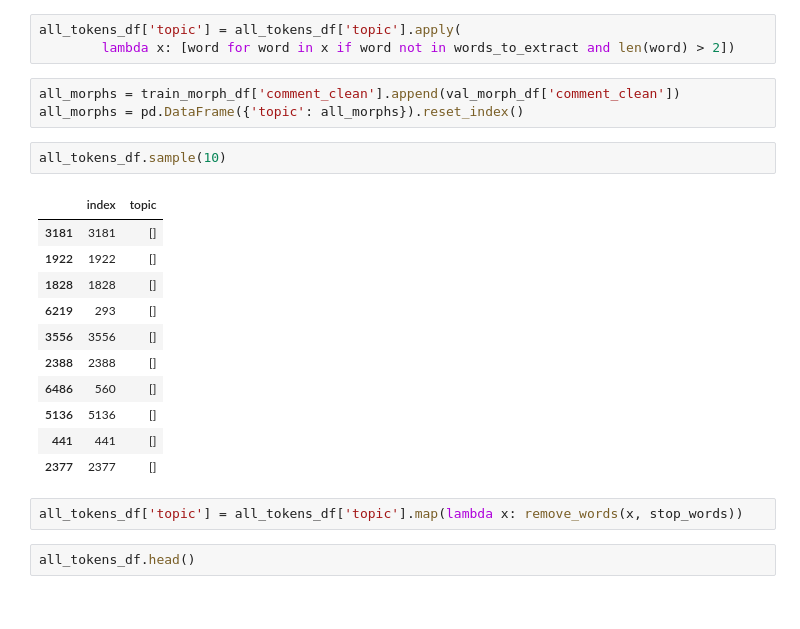
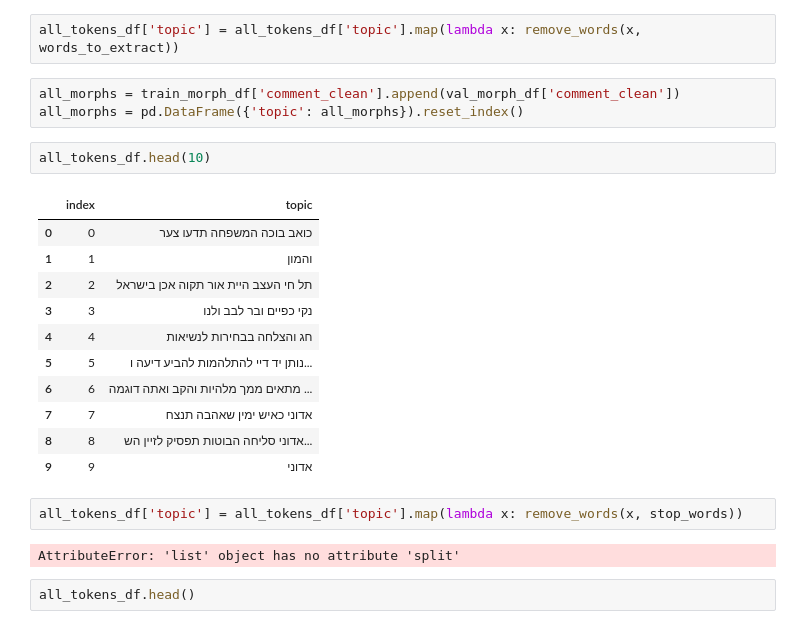
Before and after one commit to wzwzeyal/ojt_bert, a Jupyter notebook: notebooks_exploration/onlp_data_preprocess.ipynb, the cells around one changed output. Drawn from its saved outputs; the diff is of its cells as text.

Commit message:
add topic

```diff
--- a/notebooks_exploration/onlp_data_preprocess.ipynb
+++ b/notebooks_exploration/onlp_data_preprocess.ipynb
@@ -202,25 +205,26 @@ words_to_extract = [word[0] for word in word_freq if word[1] > 500]  # 'words th
 # %%
-all_tokens_df['topic'] = all_tokens_df['topic'].apply(
-        lambda x: [word for word in x if word not in words_to_extract and len(word) > 2])
+all_tokens_df['topic'] = all_tokens_df['topic'].map(lambda x: remove_words(x, words_to_extract))
 # %%
 all_morphs = train_morph_df['comment_clean'].append(val_morph_df['comment_clean'])
 all_morphs = pd.DataFrame({'topic': all_morphs}).reset_index()
 # %%
-all_tokens_df.sample(10)
+all_tokens_df.head(10)
 # %% [output]
 |  | index | topic |
-| 3181 | 3181 | [] |
-| 1922 | 1922 | [] |
-| 1828 | 1828 | [] |
-| 6219 | 293 | [] |
-| 3556 | 3556 | [] |
-| 2388 | 2388 | [] |
-| 6486 | 560 | [] |
-| 5136 | 5136 | [] |
-| 441 | 441 | [] |
-| 2377 | 2377 | [] |
+| 0 | 0 | כואב בוכה המשפחה תדעו צער |
+| 1 | 1 | והמון |
+| 2 | 2 | תל חי העצב היית אור תקוה אכן בישראל |
+| 3 | 3 | נקי כפיים ובר לבב ולנו |
+| 4 | 4 | חג והצלחה בבחירות לנשיאות |
+| 5 | 5 | נותן יד דיי להתלהמות להביע דיעה ו... |
+| 6 | 6 | מתאים ממך מלהיות והקב ואתה דוגמה ... |
+| 7 | 7 | אדוני כאיש ימין שאהבה תנצח |
+| 8 | 8 | אדוני סליחה הבוטות תפסיק לזיין הש... |
+| 9 | 9 | אדוני |
 # %%
 all_tokens_df['topic'] = all_tokens_df['topic'].map(lambda x: remove_words(x, stop_words))
+# %% [output]
+AttributeError: 'list' object has no attribute 'split'
 # %%
 all_tokens_df.head()
 # %% [output]
```
Also changed, not shown: parts of 10 cells of this notebook, 5 other files.
